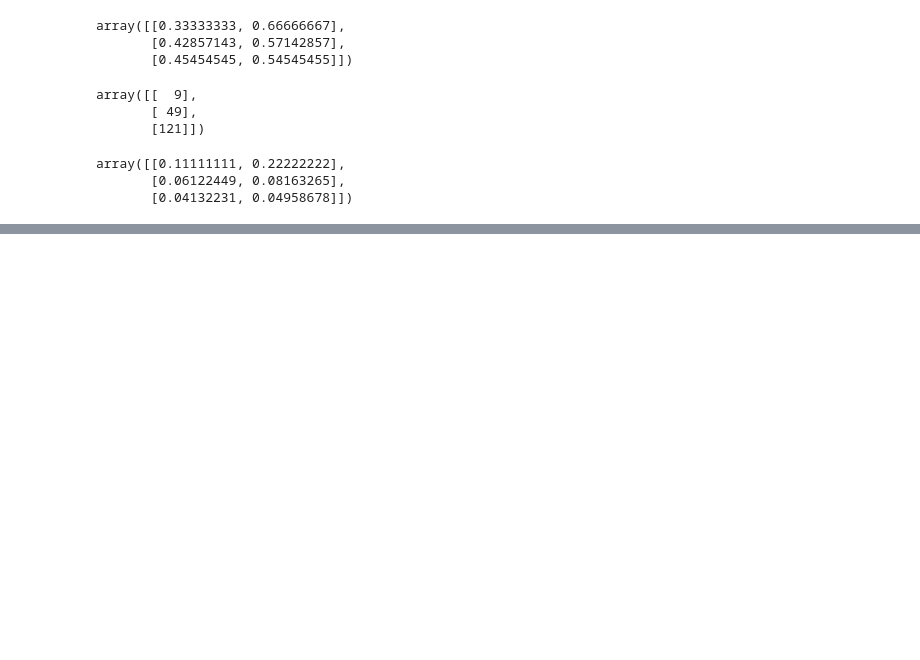
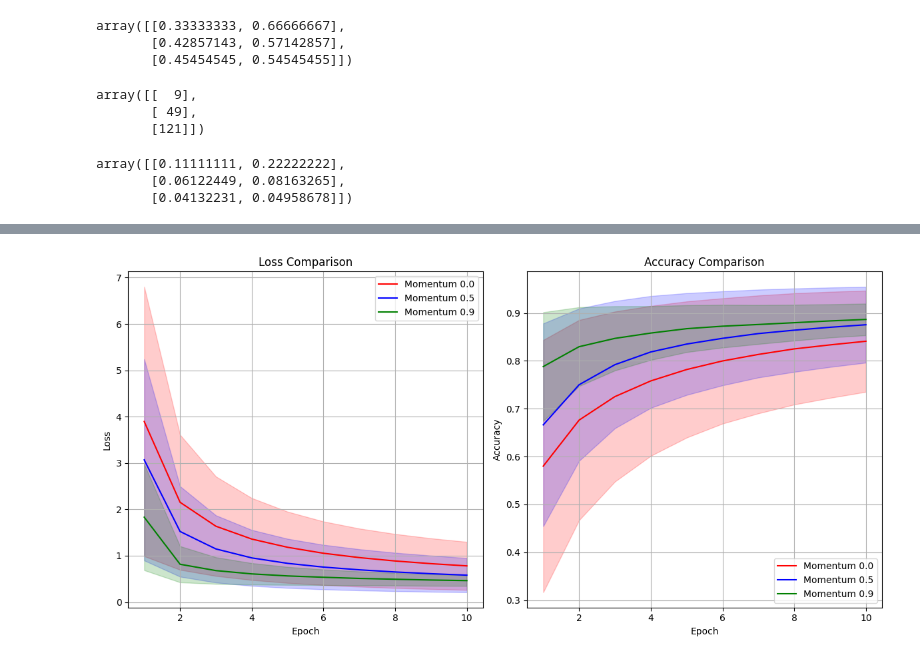
Before and after one commit to JianlongLei/vugrad_deep_learning_asg2, a Jupyter notebook: asg/asg2.ipynb, the cells around one changed output, grey strips where cells are left out. Saved outputs shown, nothing was run; the diff lists cells and outputs as text; code cells hidden in the pictures; blank space fills up the shorter version.

```diff
--- a/asg/asg2.ipynb
+++ b/asg/asg2.ipynb
@@ -108,0 +200,22 @@ def draw_plot_two_datasets(model_1, model_2, model_1_desc_label, model_2_desc_la
+# %%
+from asg.question10 import AdjustableMLP, train_and_evaluate, mnist
+
+(xtrain, ytrain), (xval, yval), num_classes = mnist()
+num_instances, num_features = xtrain.shape
+
+# Batch size and epochs
+batch_size = 128
+num_epochs = 10
+learning_rate = 0.0001
+
+# Experiment results
+results = []
+# %%
+rounds_per_config = 5
+
+# Adjustable parameters
+hidden_sizes = [128, 256]
+num_layers_options = [2, 3, 4]
+momentum_factors = [0.0, 0.5, 0.9]
+use_residual_options = [False, True]
+init_types = ["glorot", "normal"]
@@ -108,0 +354,9 @@ def draw_plot_two_datasets(model_1, model_2, model_1_desc_label, model_2_desc_la
+# %%
+results = json.load(open("experiment_results_q10.json"))
+# %%
+filters1 = {"momentum_factor": 0.0}
+filters2 = {"momentum_factor": 0.5}
+filters3 = {"momentum_factor": 0.9}
+compare_setting_combinations(results, [filters1, filters2, filters3], ["Momentum 0.0", "Momentum 0.5", "Momentum 0.9"])
+# %% [output]
+[figure, added]
```
Also changed, not shown: parts of 18 cells of this notebook, 23 other files.
